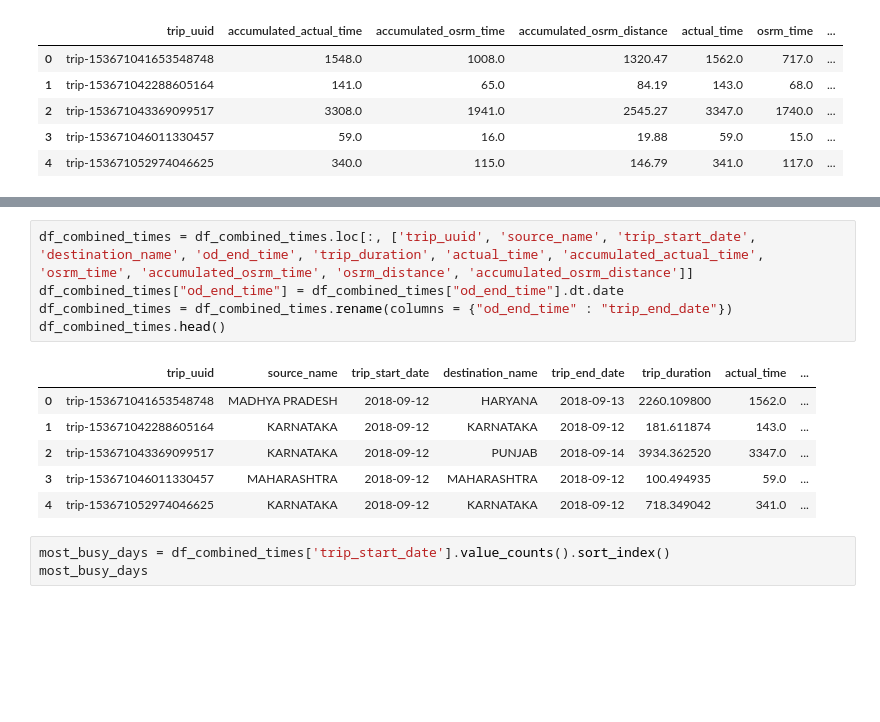
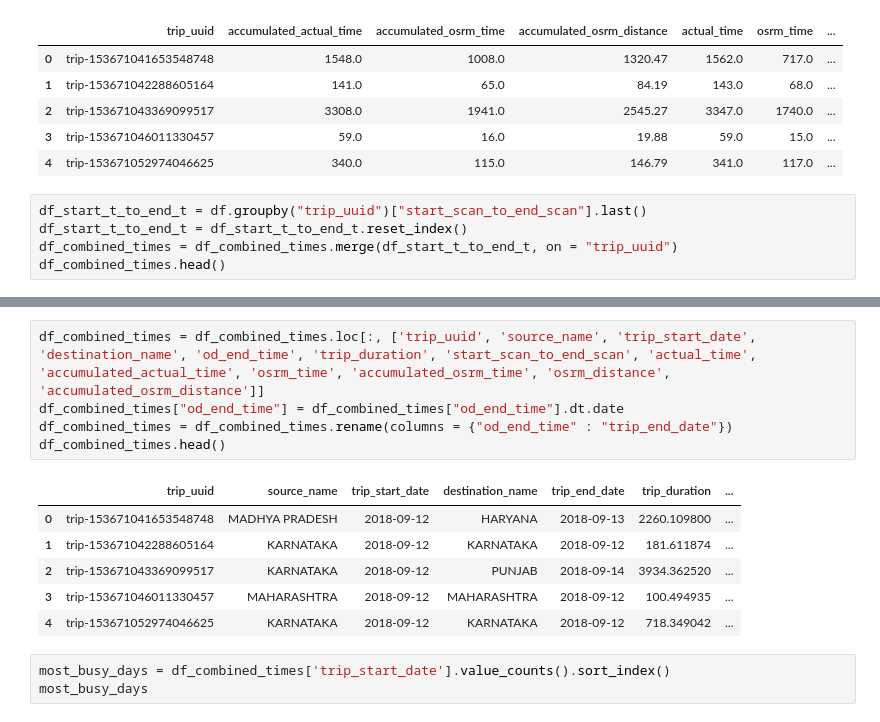
Before and after one commit to akshayabhale1406/SCLR_Delhivery_FE, a Jupyter notebook: Delhivery_FE.ipynb, the cells around one changed output, grey strips where cells are left out. Saved outputs shown, nothing was run; the diff lists cells and outputs as text; blank space fills up the shorter version.

```diff
--- a/Delhivery_FE.ipynb
+++ b/Delhivery_FE.ipynb
@@ -350,3 +334,8 @@ df_combined_times.head()
 | 2 | trip-153671043369099517 | 3308.0 | 1941.0 | 2545.27 | 3347.0 | 1740.0 | ... |
 | 3 | trip-153671046011330457 | 59.0 | 16.0 | 19.88 | 59.0 | 15.0 | ... |
 | 4 | trip-153671052974046625 | 340.0 | 115.0 | 146.79 | 341.0 | 117.0 | ... |
+# %%
+df_start_t_to_end_t = df.groupby("trip_uuid")["start_scan_to_end_scan"].last()
+df_start_t_to_end_t = df_start_t_to_end_t.reset_index()
+df_combined_times = df_combined_times.merge(df_start_t_to_end_t, on = "trip_uuid")
+df_combined_times.head()
@@ -353,15 +349,15 @@ df_combined_times.head()
 # %%
-df_combined_times = df_combined_times.loc[:, ['trip_uuid', 'source_name', 'trip_start_date', 'destination_name', 'od_end_time', 'trip_duration', 'actual_time', 'accumulated_actual_time', 'osrm_time', 'accumulated_osrm_time', 'osrm_distance', 'accumulated_osrm_distance']]
+df_combined_times = df_combined_times.loc[:, ['trip_uuid', 'source_name', 'trip_start_date', 'destination_name', 'od_end_time', 'trip_duration', 'start_scan_to_end_scan', 'actual_time', 'accumulated_actual_time', 'osrm_time', 'accumulated_osrm_time', 'osrm_distance', 'accumulated_osrm_distance']]
 df_combined_times["od_end_time"] = df_combined_times["od_end_time"].dt.date
 df_combined_times = df_combined_times.rename(columns = {"od_end_time" : "trip_end_date"})
 df_combined_times.head()
 # %% [output]
-|  | trip_uuid | source_name | trip_start_date | destination_name | trip_end_date | trip_duration | actual_time | ... |
-| 0 | trip-153671041653548748 | MADHYA PRADESH | 2018-09-12 | HARYANA | 2018-09-13 | 2260.109800 | 1562.0 | ... |
-| 1 | trip-153671042288605164 | KARNATAKA | 2018-09-12 | KARNATAKA | 2018-09-12 | 181.611874 | 143.0 | ... |
-| 2 | trip-153671043369099517 | KARNATAKA | 2018-09-12 | PUNJAB | 2018-09-14 | 3934.362520 | 3347.0 | ... |
-| 3 | trip-153671046011330457 | MAHARASHTRA | 2018-09-12 | MAHARASHTRA | 2018-09-12 | 100.494935 | 59.0 | ... |
-| 4 | trip-153671052974046625 | KARNATAKA | 2018-09-12 | KARNATAKA | 2018-09-12 | 718.349042 | 341.0 | ... |
+|  | trip_uuid | source_name | trip_start_date | destination_name | trip_end_date | trip_duration | ... |
+| 0 | trip-153671041653548748 | MADHYA PRADESH | 2018-09-12 | HARYANA | 2018-09-13 | 2260.109800 | ... |
+| 1 | trip-153671042288605164 | KARNATAKA | 2018-09-12 | KARNATAKA | 2018-09-12 | 181.611874 | ... |
+| 2 | trip-153671043369099517 | KARNATAKA | 2018-09-12 | PUNJAB | 2018-09-14 | 3934.362520 | ... |
+| 3 | trip-153671046011330457 | MAHARASHTRA | 2018-09-12 | MAHARASHTRA | 2018-09-12 | 100.494935 | ... |
+| 4 | trip-153671052974046625 | KARNATAKA | 2018-09-12 | KARNATAKA | 2018-09-12 | 718.349042 | ... |
 # %%
 most_busy_days = df_combined_times['trip_start_date'].value_counts().sort_index()
 most_busy_days
```
Also changed, not shown: parts of 53 cells of this notebook.
